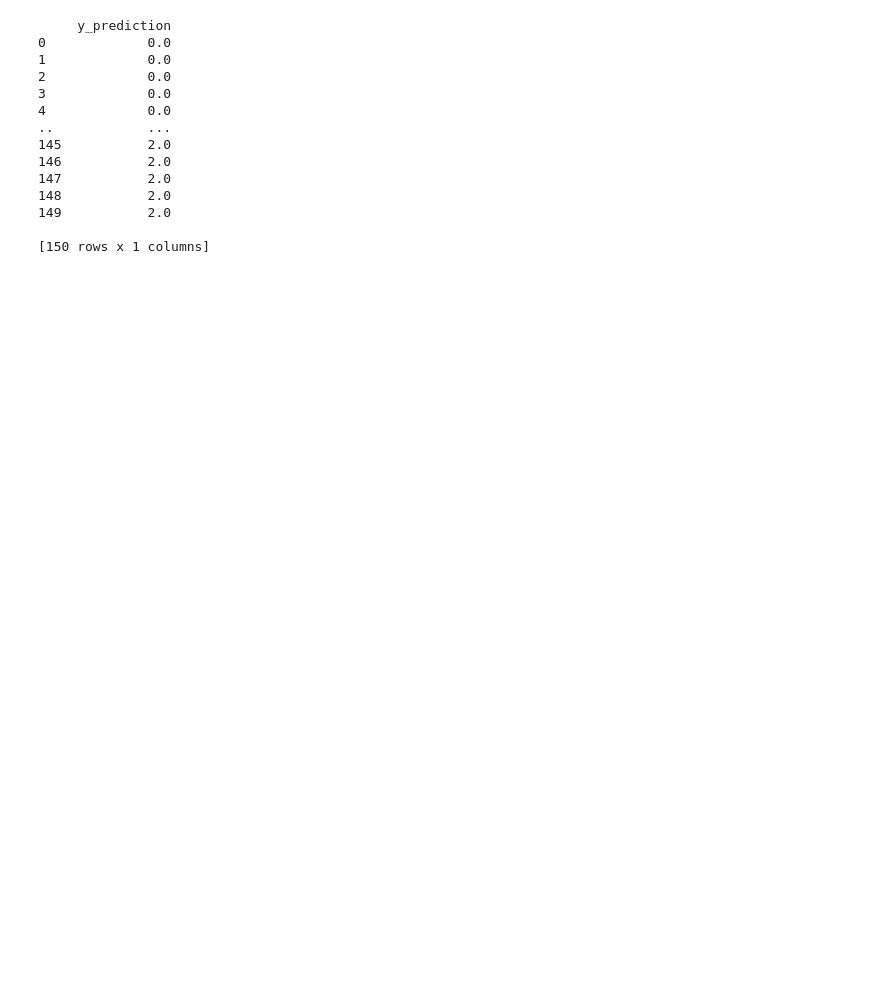
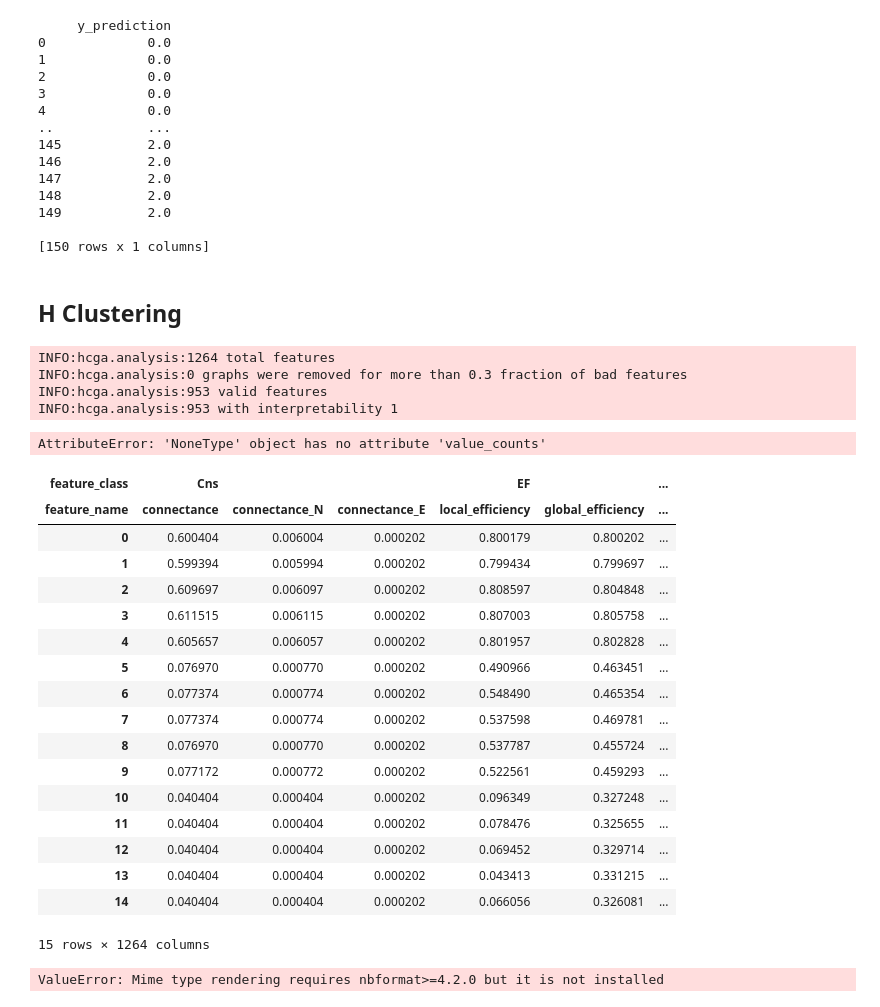
Before and after one commit to cccheryl0111/M2R_Group4, a Jupyter notebook: code.ipynb, the cells around one changed output. Cells and saved outputs as stored; diff of their text form; code cells hidden in the pictures; blank space fills up the shorter version.

```diff
--- a/code.ipynb
+++ b/code.ipynb
@@ -369,3 +375,45 @@ print(predictions)
 149           2.0
 
 [150 rows x 1 columns]
+# %% [markdown]
+## H Clustering
+# %%
+# implement a clustering analyse of the features
+from sklearn.cluster import AgglomerativeClustering
+
+model = AgglomerativeClustering(n_clusters=3)
+h.analyse_features(
+    compute_shap=False,
+    model=model,
+    feature_file="./results/unlabelled_graph/features.pkl",
+    results_folder="./results/unlabelled_graph",
+    save_model = True,
+    plot=False,
+)
+# %% [output]
+INFO:hcga.analysis:1264 total features
+INFO:hcga.analysis:0 graphs were removed for more than 0.3 fraction of bad features
+INFO:hcga.analysis:953 valid features
+INFO:hcga.analysis:953 with interpretability 1
+AttributeError: 'NoneType' object has no attribute 'value_counts'
+# %%
+h.features
+# %% [output]
+| feature_class | Cns |  |  | EF |  | ... |
+| feature_name | connectance | connectance_N | connectance_E | local_efficiency | global_efficiency | ... |
+| 0 | 0.600404 | 0.006004 | 0.000202 | 0.800179 | 0.800202 | ... |
+| 1 | 0.599394 | 0.005994 | 0.000202 | 0.799434 | 0.799697 | ... |
+| 2 | 0.609697 | 0.006097 | 0.000202 | 0.808597 | 0.804848 | ... |
+| 3 | 0.611515 | 0.006115 | 0.000202 | 0.807003 | 0.805758 | ... |
+| 4 | 0.605657 | 0.006057 | 0.000202 | 0.801957 | 0.802828 | ... |
+| 5 | 0.076970 | 0.000770 | 0.000202 | 0.490966 | 0.463451 | ... |
+| 6 | 0.077374 | 0.000774 | 0.000202 | 0.548490 | 0.465354 | ... |
+| 7 | 0.077374 | 0.000774 | 0.000202 | 0.537598 | 0.469781 | ... |
+| 8 | 0.076970 | 0.000770 | 0.000202 | 0.537787 | 0.455724 | ... |
+| 9 | 0.077172 | 0.000772 | 0.000202 | 0.522561 | 0.459293 | ... |
+| 10 | 0.040404 | 0.000404 | 0.000202 | 0.096349 | 0.327248 | ... |
+| 11 | 0.040404 | 0.000404 | 0.000202 | 0.078476 | 0.325655 | ... |
+| 12 | 0.040404 | 0.000404 | 0.000202 | 0.069452 | 0.329714 | ... |
+| 13 | 0.040404 | 0.000404 | 0.000202 | 0.043413 | 0.331215 | ... |
+| 14 | 0.040404 | 0.000404 | 0.000202 | 0.066056 | 0.326081 | ... |
+15 rows × 1264 columns
@@ -371,0 +422,17 @@ print(predictions)
+# %%
+from umap import UMAP
+import plotly.express as px
+
+umap_2a = UMAP(n_components=2, init='random', random_state=0)
+umap_3d = UMAP(n_components=3, init='random', random_state=0)
+
+proj_2d = umap_2a.fit_transform(h_dropped)
+proj_3d = umap_3d.fit_transform(h_dropped)
+
+fig_2d = px.scatter(proj_2d, x=0, y=1)
+fig_2d = px.scatter_3d(proj_3d, x=0, y=1, z=2)
+
+fig_2d.show()
+fig_3d.show()
+# %% [output]
+ValueError: Mime type rendering requires nbformat>=4.2.0 but it is not installed
```
Also changed, not shown: parts of 18 cells of this notebook, 3 other files.
